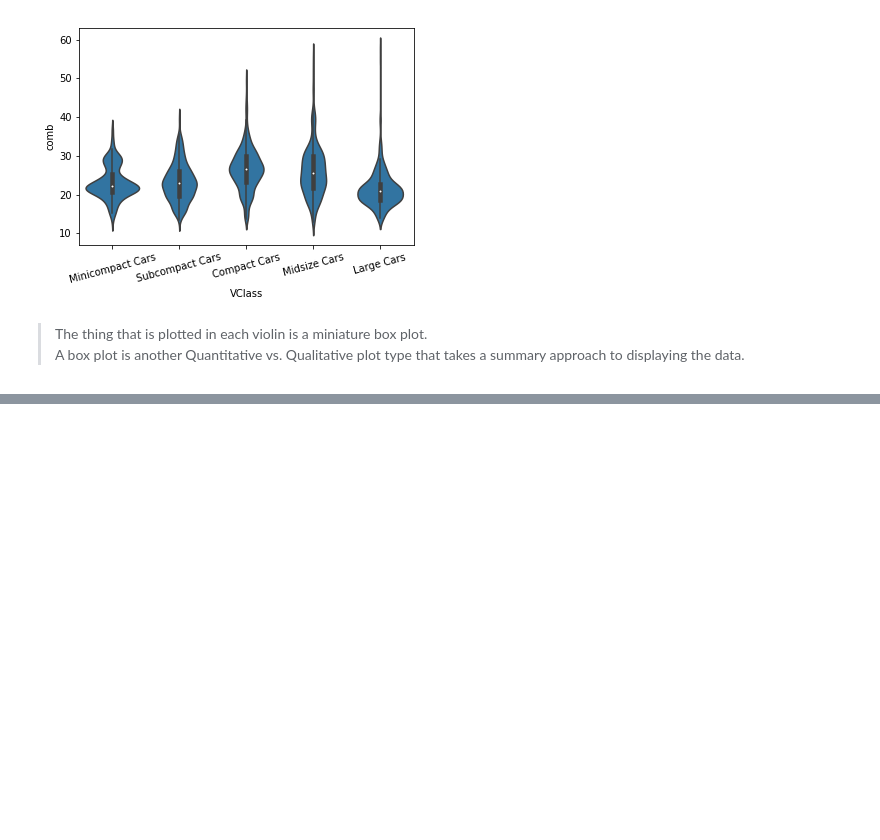
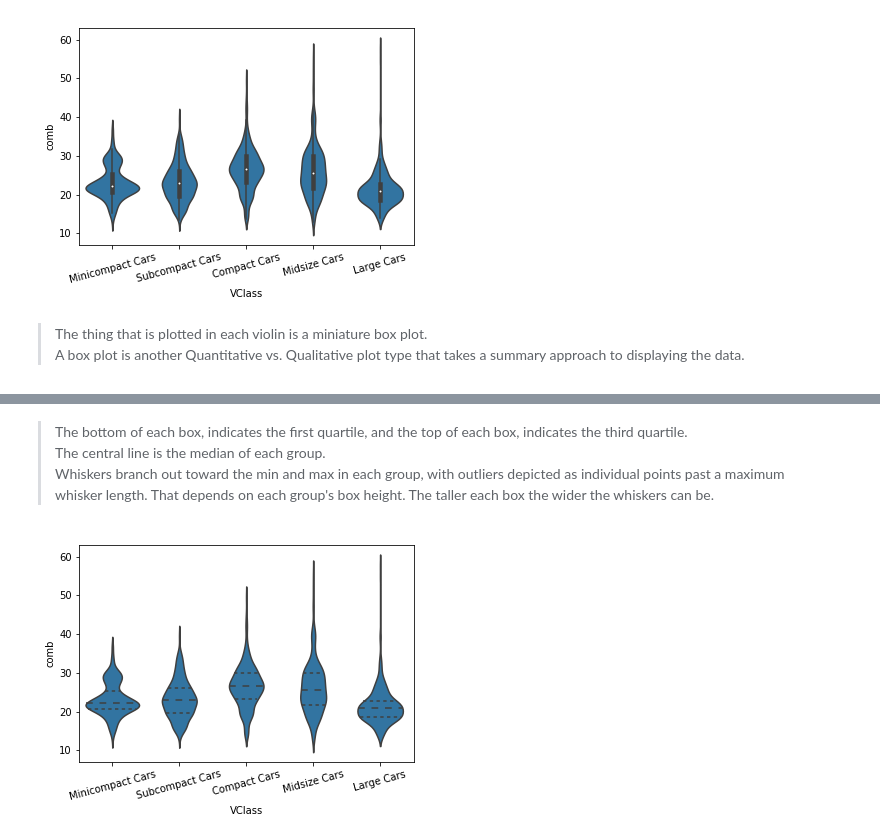
Before and after one commit to iRaied/Project_5_3_Pokemon, a Jupyter notebook: Bivariate_Exploration.ipynb, the cells around one changed output, grey strips where cells are left out. Cells and saved outputs as stored; diff of their text form; code cells hidden in the pictures; blank space fills up the shorter version.

```diff
--- a/Bivariate_Exploration.ipynb
+++ b/Bivariate_Exploration.ipynb
@@ -212,0 +218,16 @@ A box plot is another Quantitative vs. Qualitative plot type that takes a summar
+# %% [markdown]
+> The bottom of each box, indicates the first quartile, and the top of each box, indicates the third quartile.
+<br></br>
+> The central line is the median of each group.
+<br></br>
+> Whiskers branch out toward the min and max in each group, with outliers depicted as individual points past a maximum whisker length. That depends on each group's box height. The taller each box the wider the whiskers can be.
+<br></br>
+# %%
+# With out inner = None
+
+base_color = sb.color_palette()[0]
+sb.violinplot(data = fuel_econ, x = 'VClass', y = 'comb',
+              color = base_color, inner = 'quartile');
+plt.xticks(rotation = 15);
+# %% [output]
+[figure, added]
```
Also changed, not shown: parts of 3 cells of this notebook.
